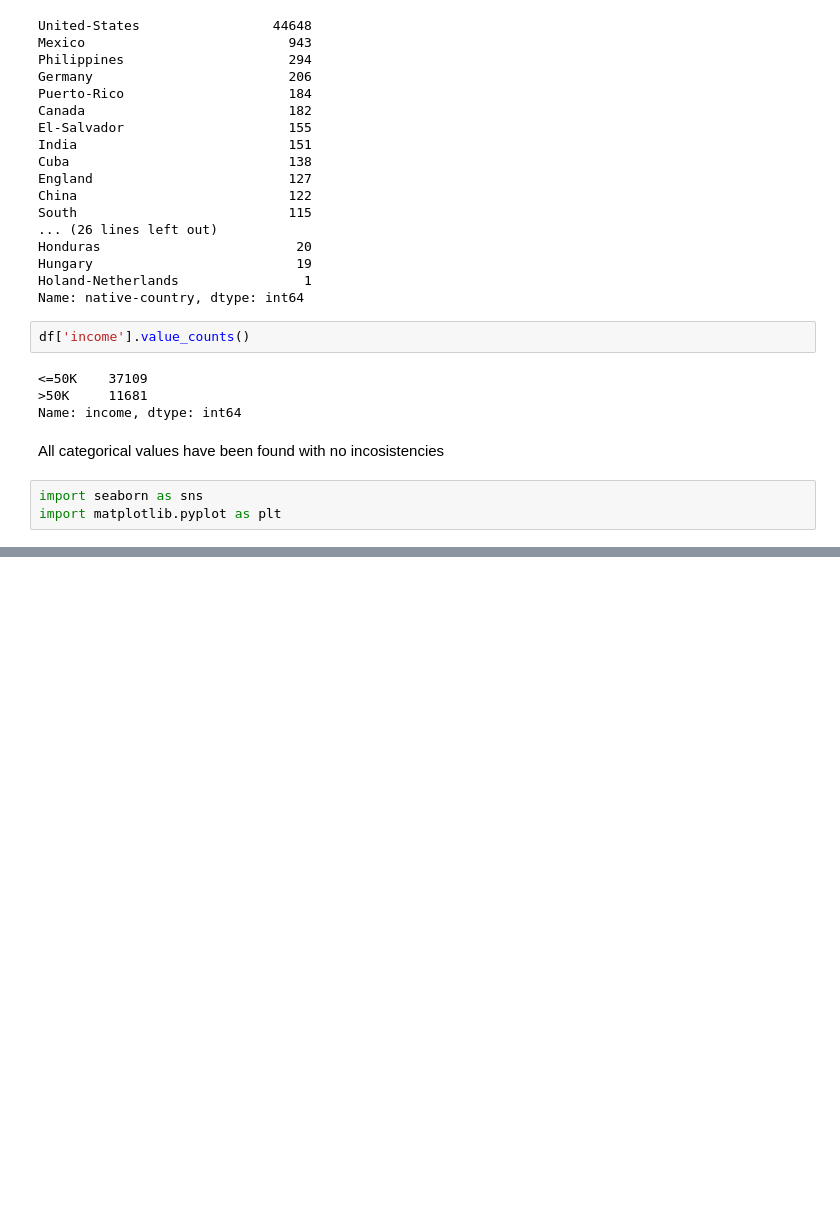
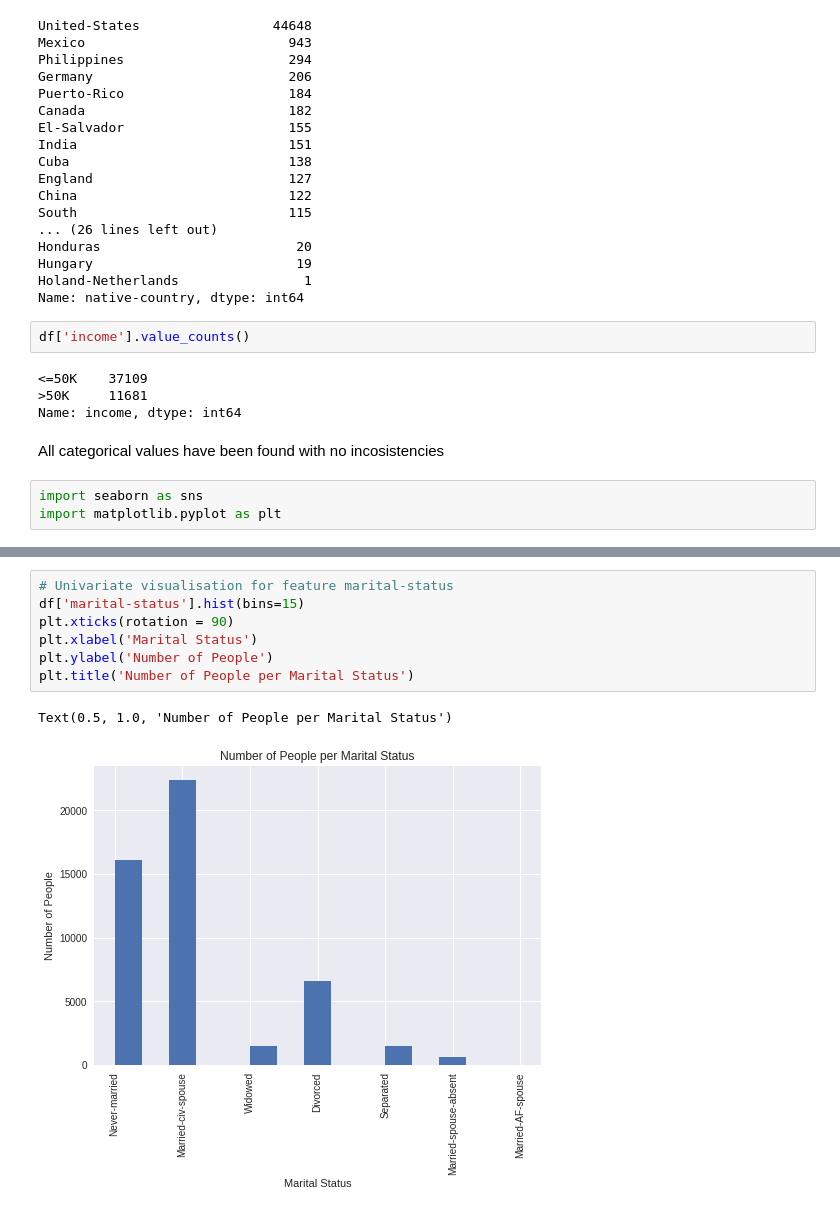
Before and after one commit to Ssendags/Data-science-Project-2---Denis-Ssendagire, a Jupyter notebook: Ssendagire_Denis_Project_2_First_Choice.ipynb, the cells around one changed output, grey strips where cells are left out. Cells and saved outputs as stored; diff of their text form; blank space fills up the shorter version.

```diff
--- a/Ssendagire_Denis_Project_2_First_Choice.ipynb
+++ b/Ssendagire_Denis_Project_2_First_Choice.ipynb
@@ -291,0 +283,10 @@ fig.set(xlabel = 'index')
+# %%
+# Univariate visualisation for feature marital-status
+df['marital-status'].hist(bins=15)
+plt.xticks(rotation = 90)
+plt.xlabel('Marital Status')
+plt.ylabel('Number of People')
+plt.title('Number of People per Marital Status')
+# %% [output]
+Text(0.5, 1.0, 'Number of People per Marital Status')
+[figure, added]
```
Also changed, not shown: parts of 24 cells of this notebook.
